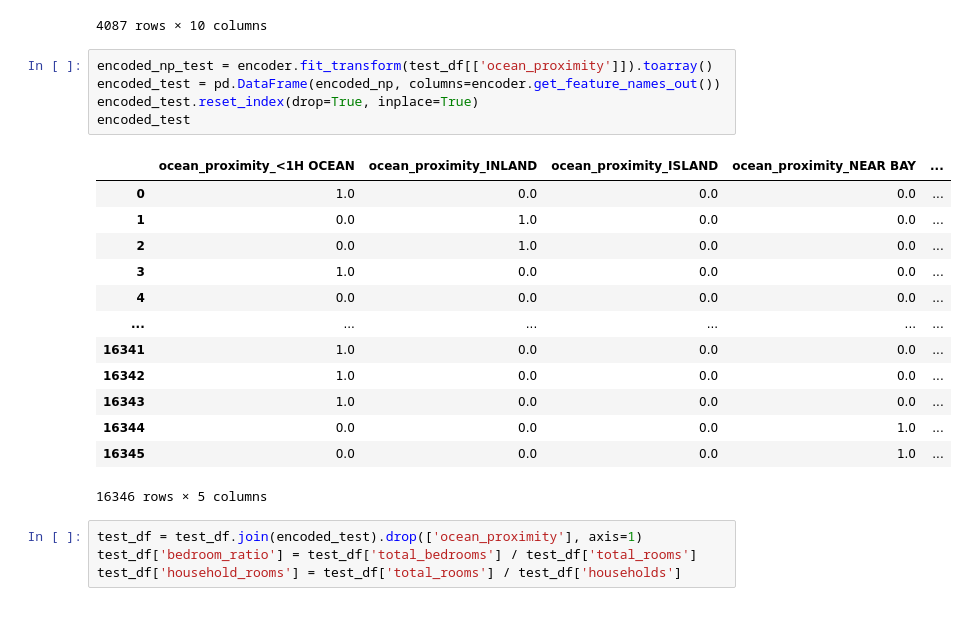
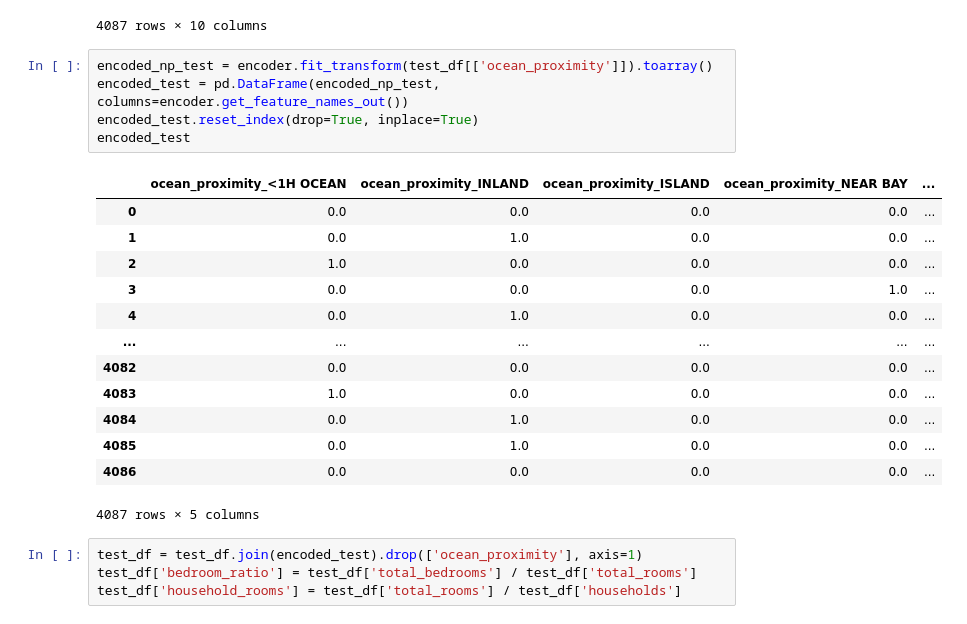
Before and after one commit to HideOnShroud/housing-predictor, a Jupyter notebook: HousingPricePrediction.ipynb, the cells around one changed output. Saved outputs shown, nothing was run; the diff lists cells and outputs as text.

Commit message:
Fixed Test Issue

```diff
--- a/HousingPricePrediction.ipynb
+++ b/HousingPricePrediction.ipynb
@@ -235,23 +235,23 @@ test_df
 4087 rows × 10 columns
 # %%
 encoded_np_test = encoder.fit_transform(test_df[['ocean_proximity']]).toarray()
-encoded_test = pd.DataFrame(encoded_np, columns=encoder.get_feature_names_out())
+encoded_test = pd.DataFrame(encoded_np_test, columns=encoder.get_feature_names_out())
 encoded_test.reset_index(drop=True, inplace=True)
 encoded_test
 # %% [output]
 |  | ocean_proximity_<1H OCEAN | ocean_proximity_INLAND | ocean_proximity_ISLAND | ocean_proximity_NEAR BAY | ... |
-| 0 | 1.0 | 0.0 | 0.0 | 0.0 | ... |
+| 0 | 0.0 | 0.0 | 0.0 | 0.0 | ... |
 | 1 | 0.0 | 1.0 | 0.0 | 0.0 | ... |
-| 2 | 0.0 | 1.0 | 0.0 | 0.0 | ... |
-| 3 | 1.0 | 0.0 | 0.0 | 0.0 | ... |
-| 4 | 0.0 | 0.0 | 0.0 | 0.0 | ... |
+| 2 | 1.0 | 0.0 | 0.0 | 0.0 | ... |
+| 3 | 0.0 | 0.0 | 0.0 | 1.0 | ... |
+| 4 | 0.0 | 1.0 | 0.0 | 0.0 | ... |
 | ... | ... | ... | ... | ... | ... |
-| 16341 | 1.0 | 0.0 | 0.0 | 0.0 | ... |
-| 16342 | 1.0 | 0.0 | 0.0 | 0.0 | ... |
-| 16343 | 1.0 | 0.0 | 0.0 | 0.0 | ... |
-| 16344 | 0.0 | 0.0 | 0.0 | 1.0 | ... |
-| 16345 | 0.0 | 0.0 | 0.0 | 1.0 | ... |
+| 4082 | 0.0 | 0.0 | 0.0 | 0.0 | ... |
+| 4083 | 1.0 | 0.0 | 0.0 | 0.0 | ... |
+| 4084 | 0.0 | 1.0 | 0.0 | 0.0 | ... |
+| 4085 | 0.0 | 1.0 | 0.0 | 0.0 | ... |
+| 4086 | 0.0 | 0.0 | 0.0 | 0.0 | ... |
-16346 rows × 5 columns
+4087 rows × 5 columns
 # %%
 test_df = test_df.join(encoded_test).drop(['ocean_proximity'], axis=1)
 test_df['bedroom_ratio'] = test_df['total_bedrooms'] / test_df['total_rooms']
```
Also changed, not shown: parts of 2 cells of this notebook.
